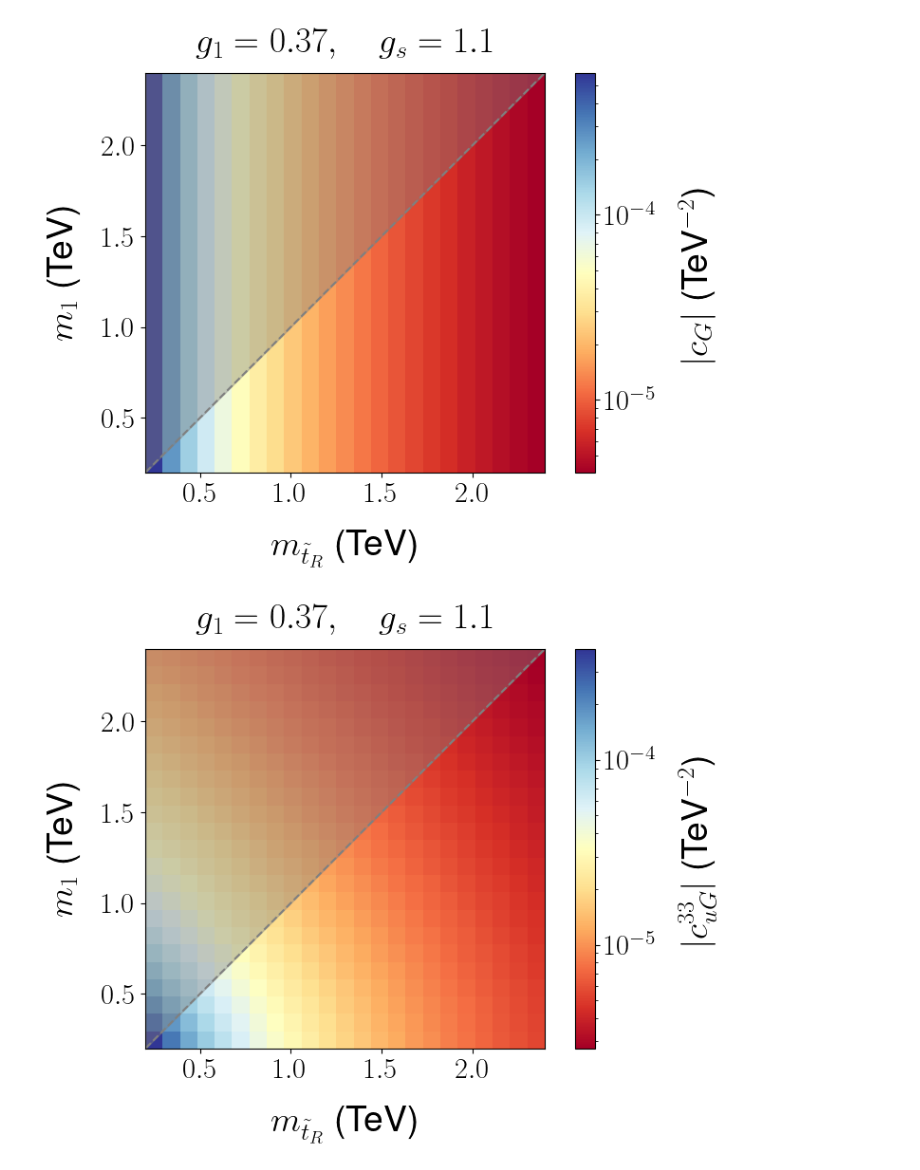
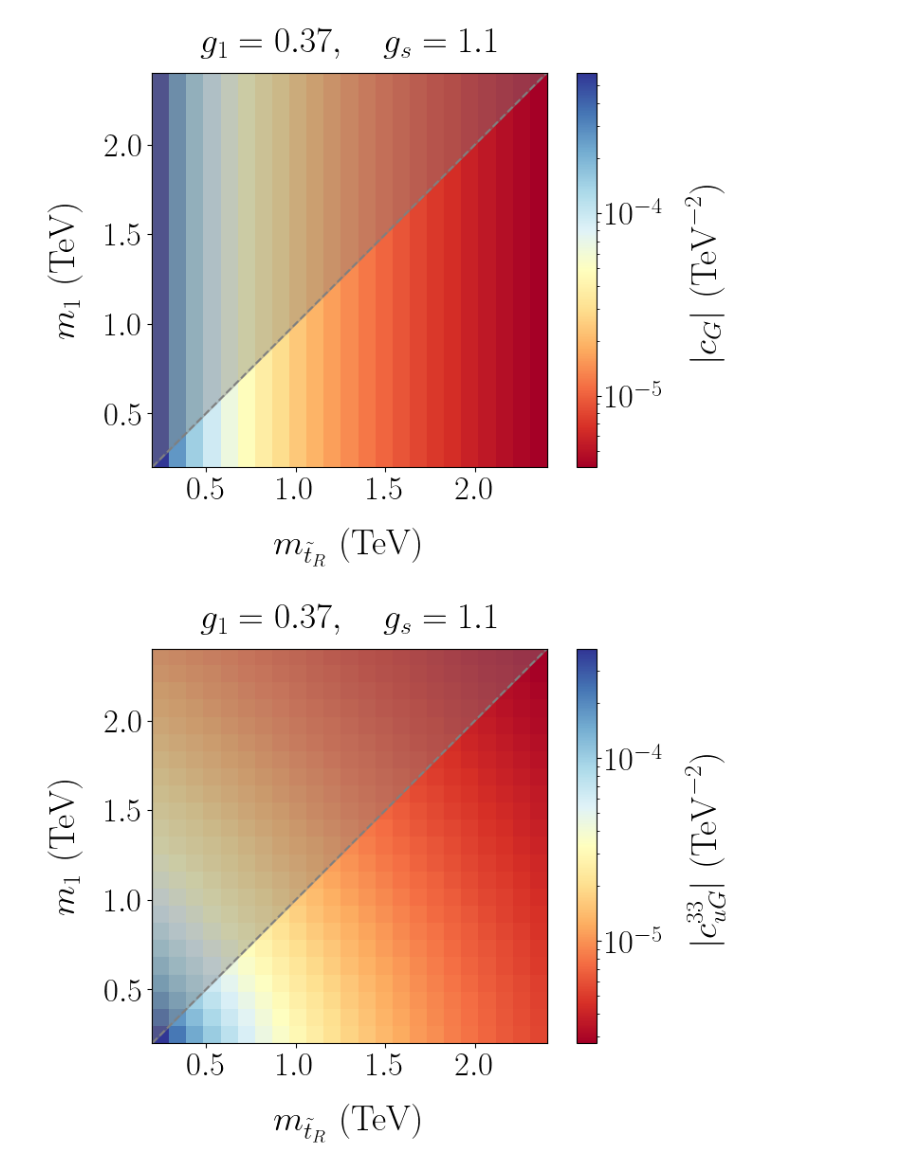
Before and after one commit to BSM-EFT/OperatorToCpp, a Jupyter notebook: plots/plots.ipynb, the cells around one changed output. Saved outputs shown, nothing was run; the diff lists cells and outputs as text; code cells hidden in the pictures.

```diff
--- a/plots/plots.ipynb
+++ b/plots/plots.ipynb
@@ -23,8 +24,8 @@ m1 = np.unique(cG[:,1])
 # General plot attributes
 
 plt.rcParams['axes.labelpad'] = 16
-plt.rcParams['xtick.labelsize'] = 22
-plt.rcParams['ytick.labelsize'] = 22
+plt.rcParams['xtick.labelsize'] = 25
+plt.rcParams['ytick.labelsize'] = 25
 
 plt.rcParams.update({
     "text.usetex": True,
@@ -33,6 +34,8 @@ plt.rcParams.update({
 
 plt.rcParams.update({"savefig.dpi" : 300})
 # %%
+# function for making 2d plots
+
 def plot_fn_2d(wc_arr, wc_name, filename):
     vals = wc_arr.reshape(len(mtt),len(m1))
     fig, ax = plt.subplots(figsize=(8, 6))
@@ -46,8 +49,8 @@ def plot_fn_2d(wc_arr, wc_name, filename):
     # Colorbar and labels
     cbar = fig.colorbar(img, ax=ax)
     cbar.set_label(wc_name, fontsize=27)
-    ax.set_xlabel(r'$m_{\tilde{t}_R}$ (TeV)', fontsize=27)
-    ax.set_ylabel(r'$m_1$ (TeV)', fontsize=27)
+    ax.set_xlabel(r'$m_{\tilde{t}_R}\,\, {\rm (TeV)}$', fontsize=27)
+    ax.set_ylabel(r'$m_1\,\, {\rm (TeV)}$', fontsize=27)
     ax.set_title(r'$g_{1} = 0.37, \quad g_{s} = 1.1$', fontsize=27, pad=16)
     ax.set_xticks([0.5,1.0,1.5,2.0])
     ax.set_yticks([0.5,1.0,1.5,2.0])
@@ -55,10 +58,10 @@ def plot_fn_2d(wc_arr, wc_name, filename):
     #plt.show()
     plt.savefig(filename)
 # %%
-plot_fn_2d(cG[:,2], r'$|c_{G}|$ (TeV${}^{-2}$)', "cG.pdf")
-plot_fn_2d(abs(cuG_33[:,2]), r'$|c_{uG}^{33}|$ (TeV${}^{-2}$)', "cuG_33.pdf")
-plot_fn_2d(abs(cqu1_1133[:,2]), r'$|c_{qu}^{(1),1133}|$ (TeV${}^{-2}$)', "cqu1_1133.pdf")
-plot_fn_2d(abs(cuu_3333[:,2]), r'$|c_{uu}^{3333}|$ (TeV${}^{-2}$)', "cuu_3333.pdf")
+plot_fn_2d(cG[:,2], r'$|c_{G}|\,\, ({\rm TeV}^{-2})$', "cG.pdf")
+plot_fn_2d(abs(cuG_33[:,2]), r'$|c_{uG}^{33}|\,\, ({\rm TeV}^{-2})$', "cuG_33.pdf")
+plot_fn_2d(abs(cqu1_1133[:,2]), r'$|c_{qu}^{(1),1133}|\,\, ({\rm TeV}^{-2})$', "cqu1_1133.pdf")
+plot_fn_2d(abs(cuu_3333[:,2]), r'$|c_{uu}^{3333}|\,\, ({\rm TeV}^{-2})$', "cuu_3333.pdf")
 # %% [output]
-[figure, old version]
+[figure, new version]
-[figure, old version]
+[figure, new version]
```
Also changed, not shown: parts of 7 cells of this notebook, 7 other files.
